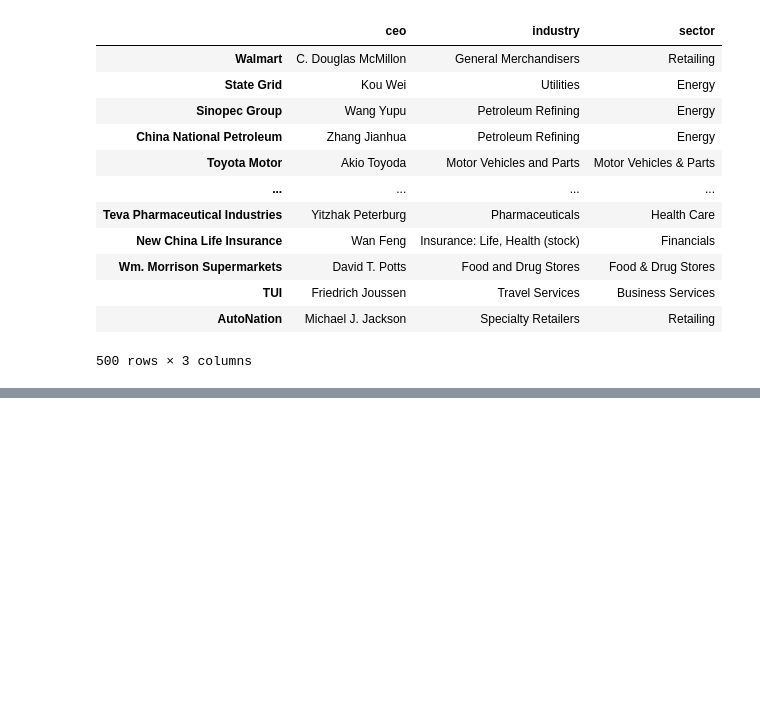
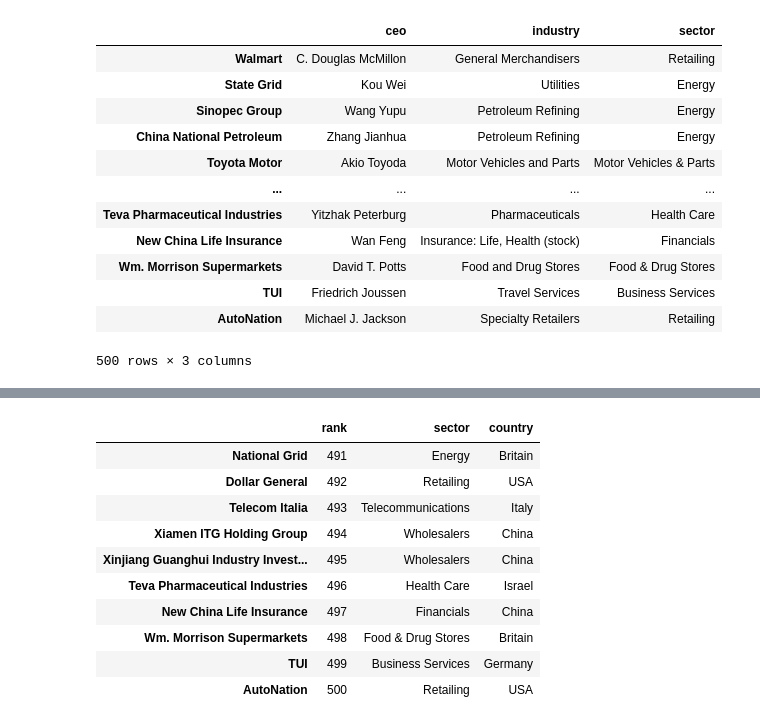
Before and after one commit to jack9950/dataquest_projects, a Jupyter notebook: Step 2 - Data Analysis and Visualization/Pandas and NumPy Fundamentals/Introduction to pandas/f500.ipynb, the cells around one changed output, grey strips where cells are left out. Cells and saved outputs as stored; diff of their text form; code cells hidden in the pictures; blank space fills up the shorter version.

```diff
--- a/Step 2 - Data Analysis and Visualization/Pandas and NumPy Fundamentals/Introduction to pandas/f500.ipynb
+++ b/Step 2 - Data Analysis and Visualization/Pandas and NumPy Fundamentals/Introduction to pandas/f500.ipynb
@@ -273,0 +398,15 @@ ceo_to_sector
+# %%
+bottom_companies = f500.loc['National Grid':'AutoNation', ['rank', 'sector', 'country']]
+bottom_companies
+# %% [output]
+|  | rank | sector | country |
+| National Grid | 491 | Energy | Britain |
+| Dollar General | 492 | Retailing | USA |
+| Telecom Italia | 493 | Telecommunications | Italy |
+| Xiamen ITG Holding Group | 494 | Wholesalers | China |
+| Xinjiang Guanghui Industry Invest... | 495 | Wholesalers | China |
+| Teva Pharmaceutical Industries | 496 | Health Care | Israel |
+| New China Life Insurance | 497 | Financials | China |
+| Wm. Morrison Supermarkets | 498 | Food & Drug Stores | Britain |
+| TUI | 499 | Business Services | Germany |
+| AutoNation | 500 | Retailing | USA |
```
Also changed, not shown: parts of 14 cells of this notebook, 4 other files.
